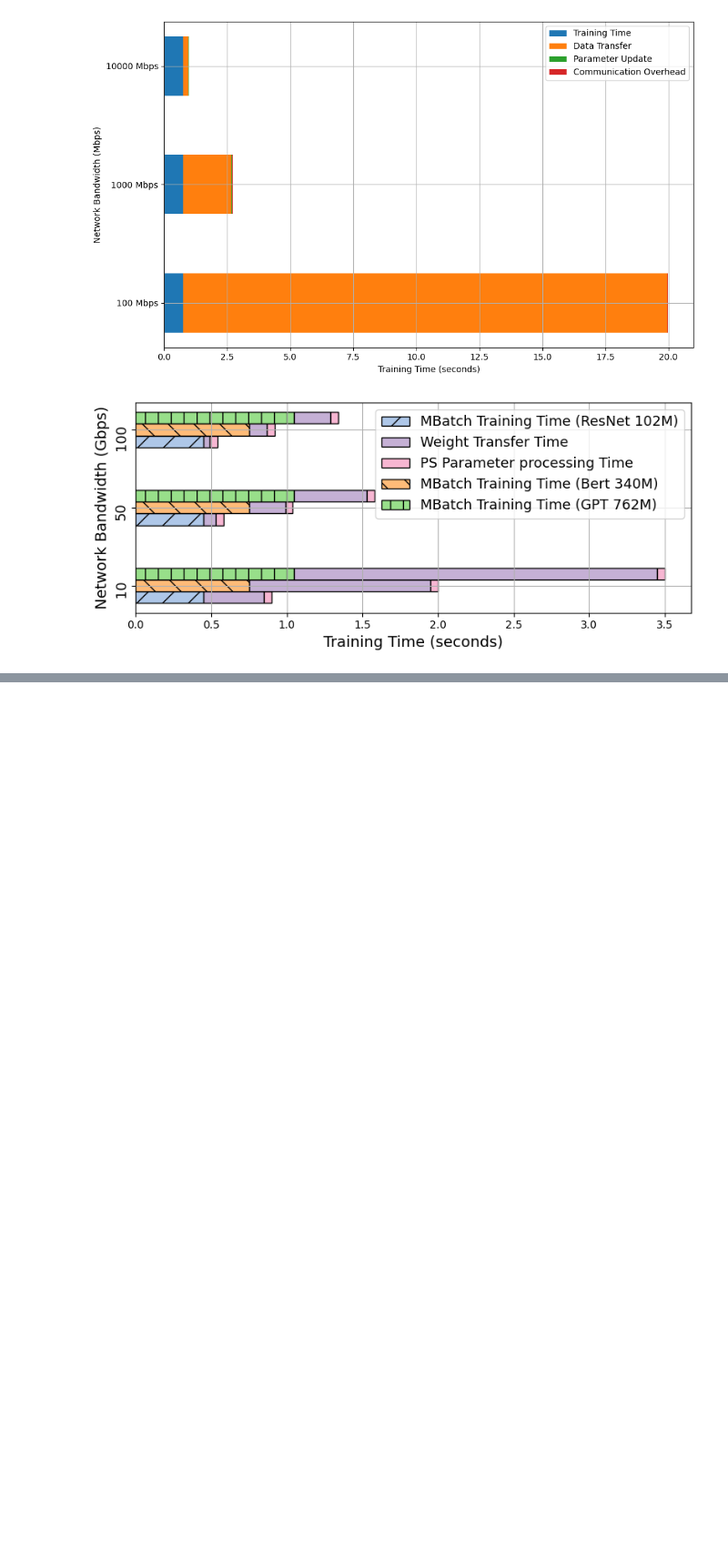
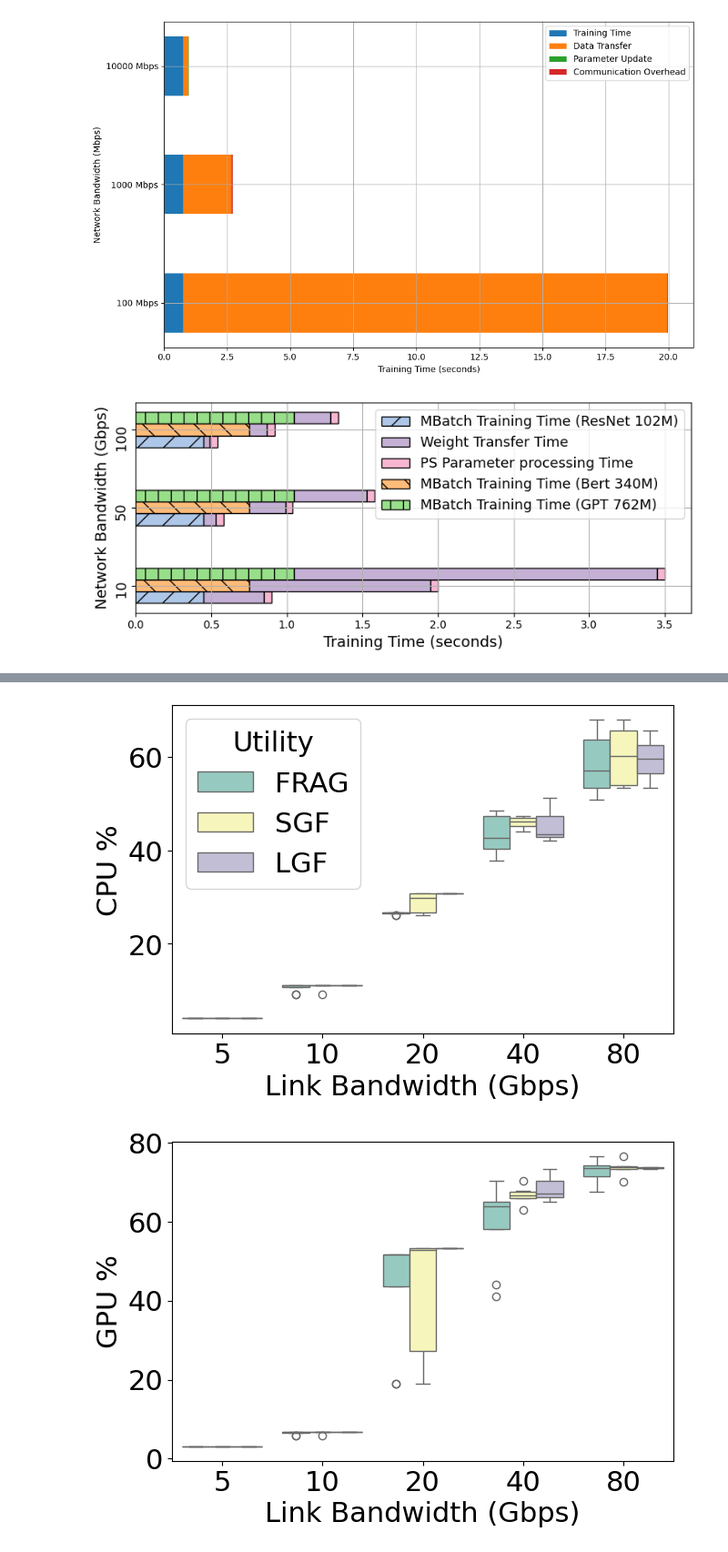
Before and after one commit to pintauroo/PlebyNet, a Jupyter notebook: plot.ipynb, the cells around one changed output, grey strips where cells are left out. Shown at 91% size. Saved outputs shown, nothing was run; the diff lists cells and outputs as text; code cells hidden in the pictures; blank space fills up the shorter version.

```diff
--- a/plot.ipynb
+++ b/plot.ipynb
@@ -1055,14 +1055,14 @@ def plot_separate_boxplots(data, link_prob, utility_labels, font_size=14):
             box_plot.legend_.remove()
 
         plt.tight_layout()
-        plot_name = f"{metric}_boxplot.tex"
+        plot_name = f"{metric}_boxplot.png"
         plt.savefig(plot_name, dpi=600)
         tikzplotlib.save("overhead.tex")
 
         plt.show()
 
 # Define the single link probability
-link_prob = 0.5
+link_prob = 1
 
 # Set the desired font size
 font_size = 22
@@ -1073,0 +1073,2 @@ ImportError: cannot import name '_check_savefig_extra_args' from 'matplotlib.bac
+[figure, added]
+[figure, added]
```
Also changed, not shown: parts of 3 cells of this notebook, 18 other files.
